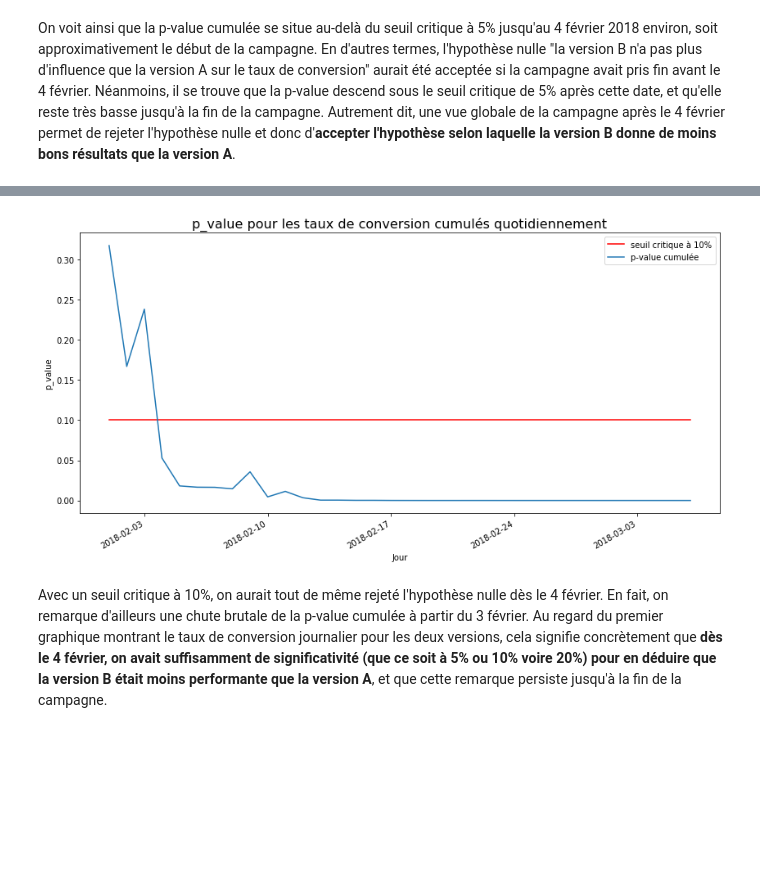
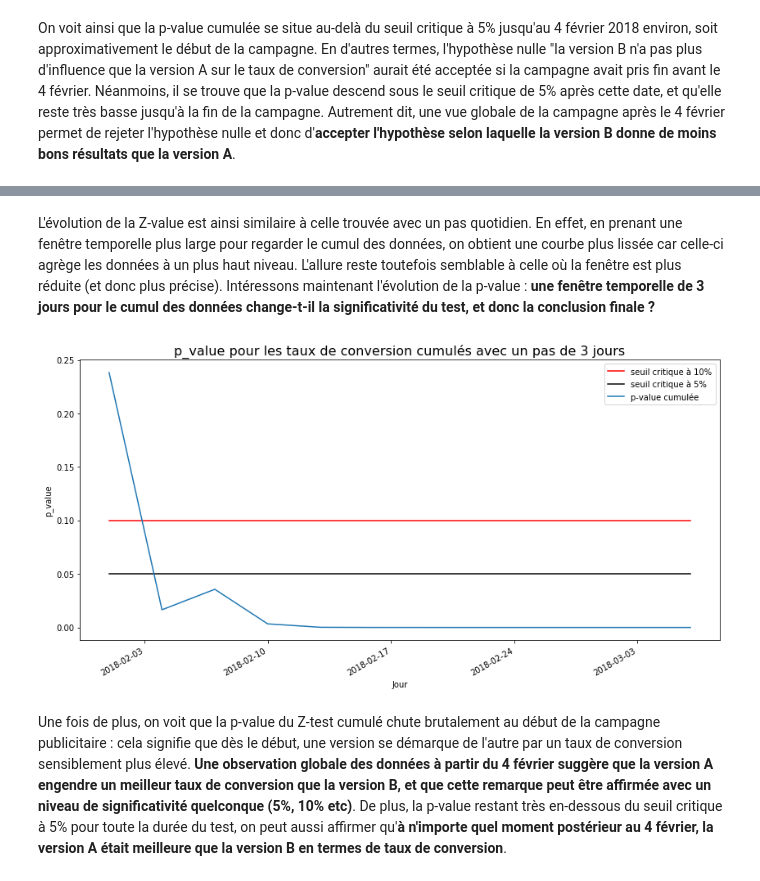
Before and after one commit to mariondechallens/1000mercis, a Jupyter notebook: Analyses/annonceur2_campaign1_page_visite_produit.ipynb, the cells around one changed output, grey strips where cells are left out. Saved outputs shown, nothing was run; the diff lists cells and outputs as text; code cells hidden in the pictures; blank space fills up the shorter version.

Commit message:
Ajout pas de 3 jours
+ regroupement des seuils de significativité pour la p-value sur un seul plot

```diff
--- a/Analyses/annonceur2_campaign1_page_visite_produit.ipynb
+++ b/Analyses/annonceur2_campaign1_page_visite_produit.ipynb
@@ -187,0 +192,28 @@ On voit ainsi que la p-value cumulée se situe au-delà du seuil critique à 5%
+# %%
+def cumulated_dataset_freq(dataset, frequency):  # dataset cumulé avec un pas de frequency jours
+    cumulated_dataset = dataset.resample(frequency).sum().cumsum()
+    cumulated_dataset['conv_rate'] = cumulated_dataset['n_convs'] / cumulated_dataset['total_impressions']
+    return cumulated_dataset
+
+frequency = '3D'
+
+cumulated_datasetA = cumulated_dataset_freq(datasetA, frequency)
+cumulated_datasetB = cumulated_dataset_freq(datasetB, frequency)
+
+Z_value = []
+p_value = []
+
+for date in cumulated_datasetA.index:
+    pA = cumulated_datasetA.loc[date]['conv_rate']
+    nA = cumulated_datasetA.loc[date]['total_impressions']
+    pB = cumulated_datasetB.loc[date]['conv_rate']
+    nB = cumulated_datasetB.loc[date]['total_impressions']
+    Z_value.append((pA-pB)/np.sqrt(pA*(1-pA)/nA + pB*(1-pB)/nB))
+    p_value.append(1 - norm.cdf(abs(Z_value[-1])) + norm.cdf(-abs(Z_value[-1])))
+
+plt.rcParams["figure.figsize"] = (14,7)
+plt.plot(cumulated_datasetA.index, Z_value)
+plt.xlabel('Jour')
+plt.ylabel('Z_value')
+plt.title(f'Z_value pour les taux de conversion cumulés avec pas de {frequency[0]} jours', fontsize=16)
+plt.show()
@@ -188,17 +222,19 @@ On voit ainsi que la p-value cumulée se situe au-delà du seuil critique à 5%
+# %% [markdown]
+L'évolution de la Z-value est ainsi similaire à celle trouvée avec un pas quotidien. En effet, en prenant une fenêtre temporelle plus large pour regarder le cumul des données, on obtient une courbe plus lissée car celle-ci agrège les données à un plus haut niveau. L'allure reste toutefois semblable à celle où la fenêtre est plus réduite (et donc plus précise). Intéressons maintenant l'évolution de la p-value : **une fenêtre temporelle de 3 jours pour le cumul des données change-t-il la significativité du test, et donc la conclusion finale ?**
 # %%
 plt.rcParams["figure.figsize"] = (14,7)
 
 fig, ax = plt.subplots()
 fig.autofmt_xdate()
-ax.plot_date(datasetA.index, [0.1]*len(datasetA.index), marker='', linestyle='-', c='red')
-
-plt.plot(daily_cumsum_datasetA.index, p_value)
+ax.plot_date(cumulated_datasetA.index, [0.1]*len(cumulated_datasetA.index), marker='', linestyle='-', c='red')
+ax.plot_date(cumulated_datasetA.index, [0.05]*len(cumulated_datasetA.index), marker='', linestyle='-', c='black')
+plt.plot(cumulated_datasetA.index, p_value)
 plt.xlabel('Jour')
 plt.ylabel('p_value')
-plt.title('p_value pour les taux de conversion cumulés quotidiennement', fontsize=16)
-plt.legend(['seuil critique à 10%', 'p-value cumulée'], loc='best')
+plt.title(f'p_value pour les taux de conversion cumulés avec un pas de {frequency[0]} jours', fontsize=16)
+plt.legend(['seuil critique à 10%', 'seuil critique à 5%', 'p-value cumulée'], loc='best')
 plt.show()
 # %% [output]
-[figure, old version]
+[figure, new version]
-# %% [markdown]
-Avec un seuil critique à 10%, on aurait tout de même rejeté l'hypothèse nulle dès le 4 février. En fait, on remarque d'ailleurs une chute brutale de la p-value cumulée à partir du 3 février. Au regard du premier graphique montrant le taux de conversion journalier pour les deux versions, cela signifie concrètement que **dès le 4 février, on avait suffisamment de significativité (que ce soit à 5% ou 10% voire 20%) pour en déduire que la version B était moins performante que la version A**, et que cette remarque persiste jusqu'à la fin de la campagne.
+# %% [markdown]
+Une fois de plus, on voit que la p-value du Z-test cumulé chute brutalement au début de la campagne publicitaire : cela signifie que dès le début, une version se démarque de l'autre par un taux de conversion sensiblement plus élevé. **Une observation globale des données à partir du 4 février suggère que la version A engendre un meilleur taux de conversion que la version B, et que cette remarque peut être affirmée avec un niveau de significativité quelconque (5%, 10% etc)**. De plus, la p-value restant très en-dessous du seuil critique à 5% pour toute la durée du test, on peut aussi affirmer qu'**à n'importe quel moment postérieur au 4 février, la version A était meilleure que la version B en termes de taux de conversion**.
```
Also changed, not shown: parts of 8 cells of this notebook, 1 other file.
